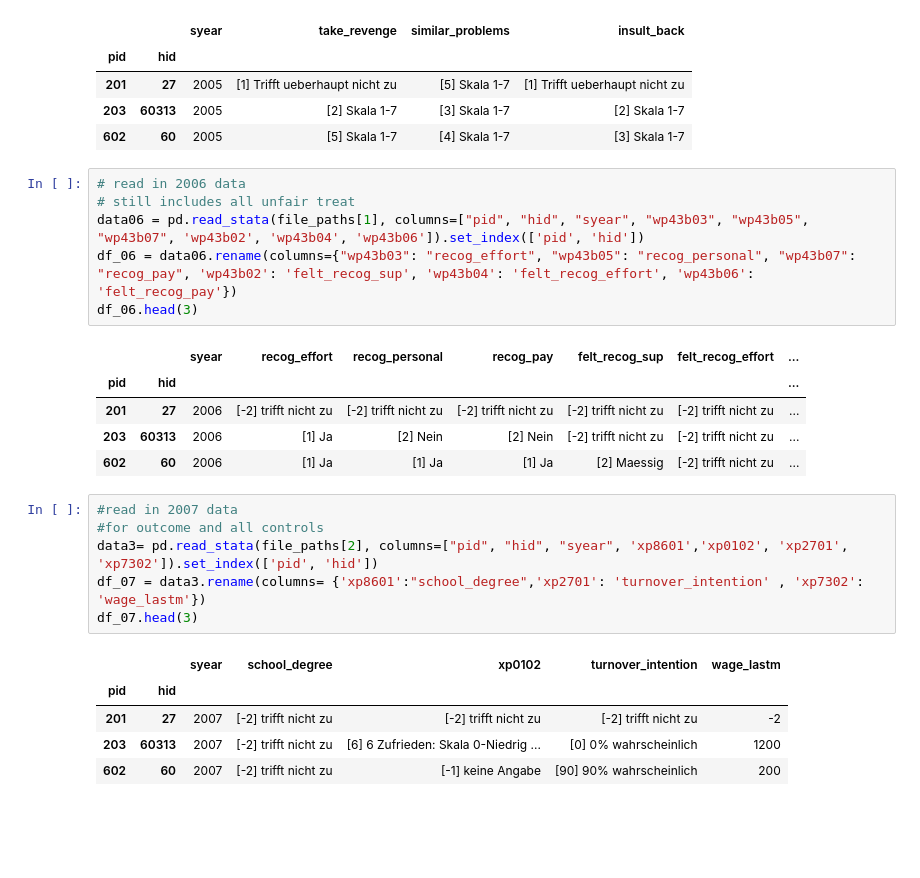
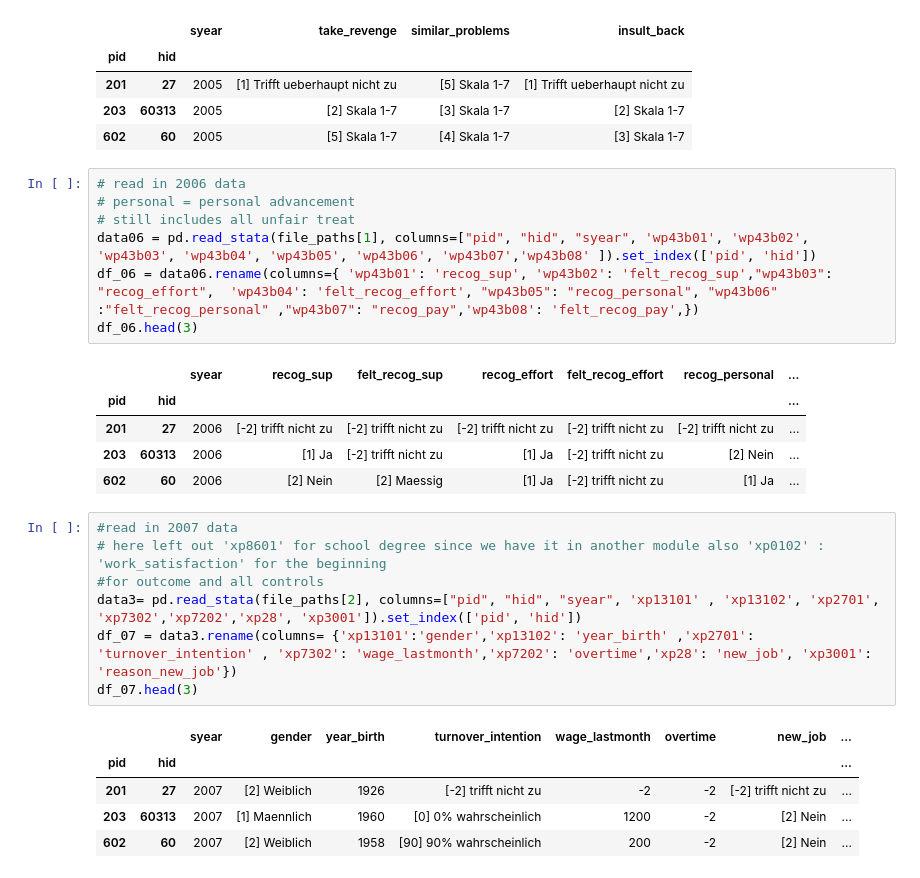
Before and after one commit to maxxxbb/ResearchModule, a Jupyter notebook: src/data_management/FirstRegression.ipynb, the cells around one changed output. Saved outputs shown, nothing was run; the diff lists cells and outputs as text; blank space fills up the shorter version.

Commit message:
Finished Cleaning the data based on Maxies work next step regression

```diff
--- a/src/data_management/FirstRegression.ipynb
+++ b/src/data_management/FirstRegression.ipynb
@@ -37,25 +37,27 @@ df_05.head(3)
 | 602 | 60 | 2005 | [5] Skala 1-7 | [4] Skala 1-7 | [3] Skala 1-7 |
 # %%
 # read in 2006 data
+# personal = personal advancement
 # still includes all unfair treat
-data06 = pd.read_stata(file_paths[1], columns=["pid", "hid", "syear", "wp43b03", "wp43b05", "wp43b07", 'wp43b02', 'wp43b04', 'wp43b06']).set_index(['pid', 'hid'])
-df_06 = data06.rename(columns={"wp43b03": "recog_effort", "wp43b05": "recog_personal", "wp43b07": "recog_pay", 'wp43b02': 'felt_recog_sup', 'wp43b04': 'felt_recog_effort', 'wp43b06': 'felt_recog_pay'})
+data06 = pd.read_stata(file_paths[1], columns=["pid", "hid", "syear", 'wp43b01', 'wp43b02', 'wp43b03', 'wp43b04', 'wp43b05', 'wp43b06', 'wp43b07','wp43b08' ]).set_index(['pid', 'hid'])
+df_06 = data06.rename(columns={ 'wp43b01': 'recog_sup', 'wp43b02': 'felt_recog_sup',"wp43b03": "recog_effort",  'wp43b04': 'felt_recog_effort', "wp43b05": "recog_personal", "wp43b06" :"felt_recog_personal" ,"wp43b07": "recog_pay",'wp43b08': 'felt_recog_pay',})
 df_06.head(3)
 # %% [output]
-|  |  | syear | recog_effort | recog_personal | recog_pay | felt_recog_sup | felt_recog_effort | ... |
+|  |  | syear | recog_sup | felt_recog_sup | recog_effort | felt_recog_effort | recog_personal | ... |
 | pid | hid |  |  |  |  |  |  | ... |
 | 201 | 27 | 2006 | [-2] trifft nicht zu | [-2] trifft nicht zu | [-2] trifft nicht zu | [-2] trifft nicht zu | [-2] trifft nicht zu | ... |
-| 203 | 60313 | 2006 | [1] Ja | [2] Nein | [2] Nein | [-2] trifft nicht zu | [-2] trifft nicht zu | ... |
-| 602 | 60 | 2006 | [1] Ja | [1] Ja | [1] Ja | [2] Maessig | [-2] trifft nicht zu | ... |
+| 203 | 60313 | 2006 | [1] Ja | [-2] trifft nicht zu | [1] Ja | [-2] trifft nicht zu | [2] Nein | ... |
+| 602 | 60 | 2006 | [2] Nein | [2] Maessig | [1] Ja | [-2] trifft nicht zu | [1] Ja | ... |
 # %%
 #read in 2007 data
+# here left out 'xp8601' for school degree since we have it in another module also 'xp0102' : 'work_satisfaction' for the beginning
 #for outcome and all controls
-data3= pd.read_stata(file_paths[2], columns=["pid", "hid", "syear", 'xp8601','xp0102', 'xp2701', 'xp7302']).set_index(['pid', 'hid'])
-df_07 = data3.rename(columns= {'xp8601':"school_degree",'xp2701': 'turnover_intention' , 'xp7302': 'wage_lastm'})
+data3= pd.read_stata(file_paths[2], columns=["pid", "hid", "syear", 'xp13101' , 'xp13102', 'xp2701', 'xp7302','xp7202','xp28', 'xp3001']).set_index(['pid', 'hid'])
+df_07 = data3.rename(columns= {'xp13101':'gender','xp13102': 'year_birth' ,'xp2701': 'turnover_intention' , 'xp7302': 'wage_lastmonth','xp7202': 'overtime','xp28': 'new_job', 'xp3001': 'reason_new_job'})
 df_07.head(3)
 # %% [output]
-|  |  | syear | school_degree | xp0102 | turnover_intention | wage_lastm |
-| pid | hid |  |  |  |  |  |
-| 201 | 27 | 2007 | [-2] trifft nicht zu | [-2] trifft nicht zu | [-2] trifft nicht zu | -2 |
-| 203 | 60313 | 2007 | [-2] trifft nicht zu | [6] 6 Zufrieden: Skala 0-Niedrig ... | [0] 0% wahrscheinlich | 1200 |
-| 602 | 60 | 2007 | [-2] trifft nicht zu | [-1] keine Angabe | [90] 90% wahrscheinlich | 200 |
+|  |  | syear | gender | year_birth | turnover_intention | wage_lastmonth | overtime | new_job | ... |
+| pid | hid |  |  |  |  |  |  |  | ... |
+| 201 | 27 | 2007 | [2] Weiblich | 1926 | [-2] trifft nicht zu | -2 | -2 | [-2] trifft nicht zu | ... |
+| 203 | 60313 | 2007 | [1] Maennlich | 1960 | [0] 0% wahrscheinlich | 1200 | -2 | [2] Nein | ... |
+| 602 | 60 | 2007 | [2] Weiblich | 1958 | [90] 90% wahrscheinlich | 200 | -2 | [2] Nein | ... |
```
Also changed, not shown: parts of 14 cells of this notebook.
